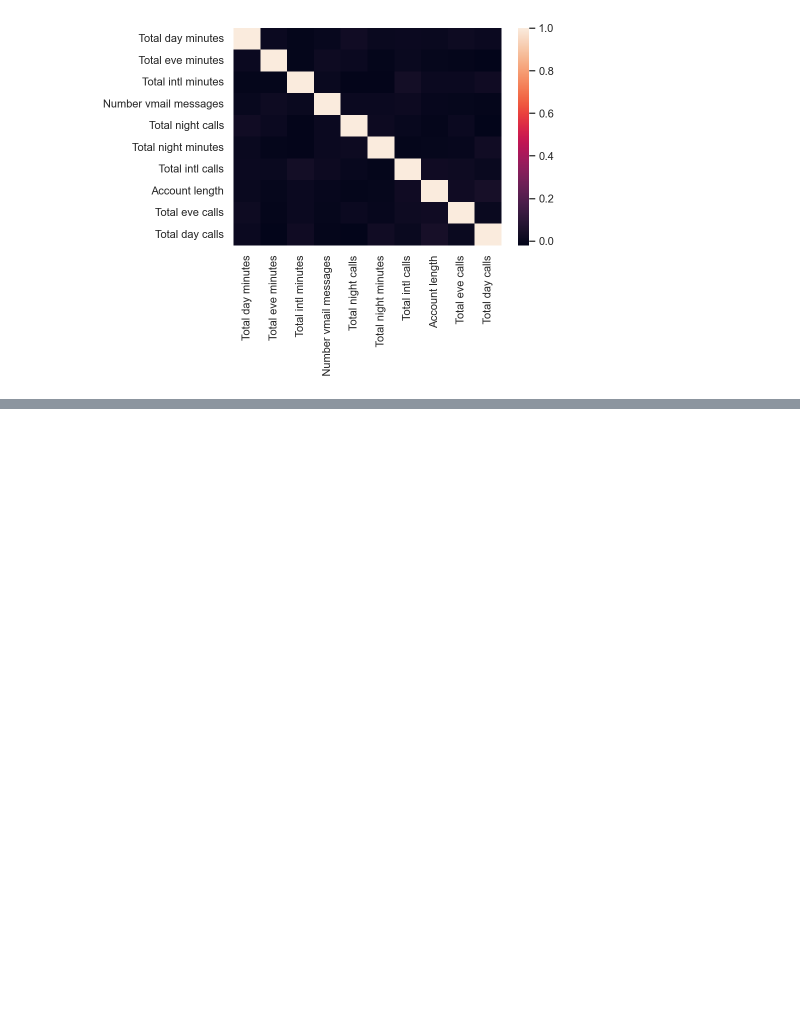
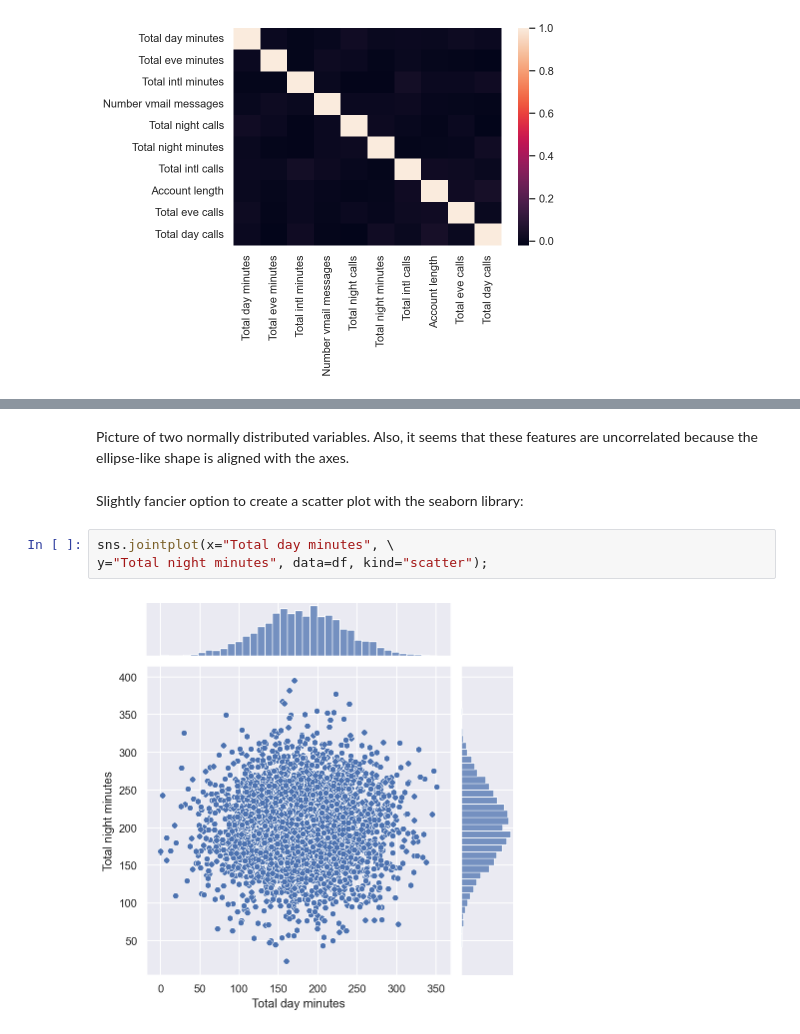
Before and after one commit to Rahul-YYC/data-science-machine-learning, a Jupyter notebook: DS-TelChurnVisualization/tel_churn_visualization.ipynb, the cells around one changed output, grey strips where cells are left out. Cells and saved outputs as stored; diff of their text form; blank space fills up the shorter version.

```diff
--- a/DS-TelChurnVisualization/tel_churn_visualization.ipynb
+++ b/DS-TelChurnVisualization/tel_churn_visualization.ipynb
@@ -206,0 +215,9 @@ sns.heatmap(corr_matrix);
+# %% [markdown]
+Picture of two normally distributed variables. Also, it seems that these features are uncorrelated because the ellipse-like shape is aligned with the axes.
+# %% [markdown]
+Slightly fancier option to create a scatter plot with the seaborn library:
+# %%
+sns.jointplot(x="Total day minutes", \
+y="Total night minutes", data=df, kind="scatter");
+# %% [output]
+[figure, added]
```
Also changed, not shown: parts of 2 cells of this notebook.
